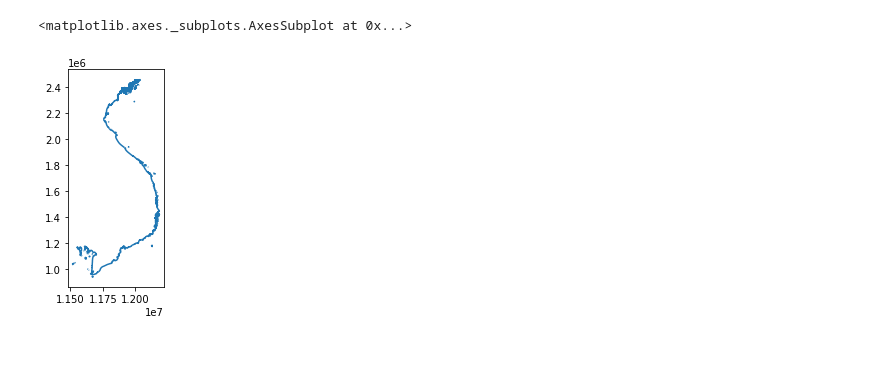
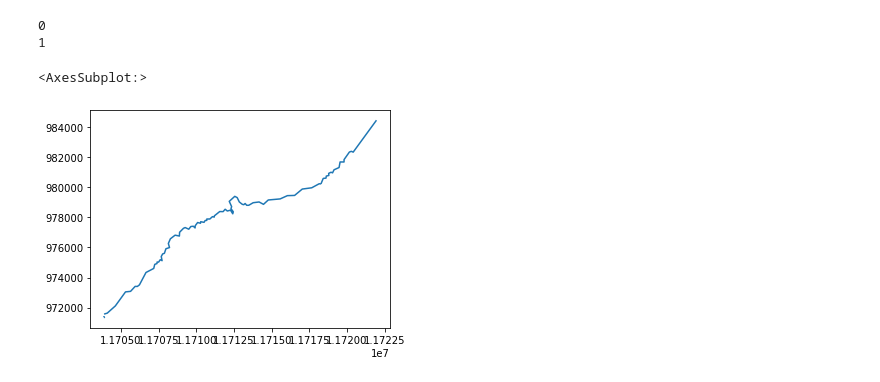
Before and after one commit to ronjalappe/VN_coastline_dynamics, a Jupyter notebook: test2.ipynb, the cells around one changed output. Saved outputs shown, nothing was run; the diff lists cells and outputs as text; code cells hidden in the pictures; blank space fills up the shorter version.

Commit message:
simplify reference shoreline

```diff
--- a/test2.ipynb
+++ b/test2.ipynb
@@ -6,8 +8,9 @@ import geopandas as gpd
 # %%
-data_dir = "/Users/Ronjamac/Documents/02_Studium/Masterarbeit/Code/VN_coastline_dynamics/test_data/"
+data_dir = os.path.join(os.getcwd(),"test_data")
 raster_file = "1_1988_L5_P1_13aq.tif"
 raster_file_masked = "1_1988_L5_P1_13aq_masked.tif"
 box_file = "test_box.geojson"
+crs = "EPSG:3857"
 # %%
 raster = rio.open(os.path.join(data_dir, raster_file_masked))
 type(raster)
@@ -14,2 +19,5 @@ type(raster)
 # %%
 shoreline = gpd.read_file(os.path.join(data_dir,os.path.splitext(raster_file_masked)[0]+"_shoreline_cleaned.geojson"))
+box = gpd.read_file(os.path.join(data_dir,box_file))
+box = box.to_crs(crs)
+box.crs
@@ -15,0 +51,6 @@ shoreline = gpd.read_file(os.path.join(data_dir,os.path.splitext(raster_file_mas
+# %%
+lines = []
+line = shp.wkt.loads(wkt)
+lines.append(line)
+line_gdf = gpd.GeoDataFrame(geometry=lines,crs=crs)
+line_gdf.to_file(os.path.join(data_dir,"test_smooth_line"),driver="GeoJSON")
@@ -15,0 +65,25 @@ shoreline = gpd.read_file(os.path.join(data_dir,os.path.splitext(raster_file_mas
+# %%
+import shapely as shp
+from geosmoothing.geosmoothing import GeoSmoothing
+
+simpler_lines = gpd.read_file(os.path.join(data_dir,"osm_coastline_clip_simplified"))
+
+gsm = GeoSmoothing()
+smooth_lines = []
+for index, row in simpler_lines.iterrows():
+    geometry = simpler_lines.geometry.iloc[index]
+    if type(geometry) == shp.geometry.linestring.LineString:
+        smooth = gsm.smoothWkt(geometry.wkt)
+        smooth = shp.wkt.loads(smooth)
+        smooth_lines.append(smooth)
+    elif type(geometry) == shp.geometry.multilinestring.MultiLineString:
+        for line in geometry:
+            print(line)
+            if line.length > 500:
+                smooth = gsm.smoothWkt(line.wkt)
+                print(smooth)
+                smooth = shp.wkt.loads(smooth)
+                smooth_lines.append(smooth)
+line_gdf = gpd.GeoDataFrame(geometry=smooth_lines,crs=crs)
+line_gdf.to_file(os.path.join(data_dir,"test_smooth_line"),driver="GeoJSON")
+print(line_gdf)
@@ -16,15 +102,15 @@ shoreline = gpd.read_file(os.path.join(data_dir,os.path.splitext(raster_file_mas
 # %%
-rfsl = gpd.read_file("/Users/Ronjamac/Documents/02_Studium/Masterarbeit/Data/Vietnam_data/osm_coastline_epsg4326.geojson")
-rfsl = rfsl.to_crs("EPSG:3857")
-
 simpler_lines = []
 for index, line in rfsl.iterrows():
-    simpler = rfsl.geometry.iloc[index].simplify(tolerance=200)
+    print(index)
+    simpler = rfsl.geometry.iloc[index].simplify(tolerance=50)
     simpler_lines.append(simpler)
 simpler_lines_gdf = gpd.GeoDataFrame(geometry=simpler_lines,crs=rfsl.crs)
-simpler_lines_gdf.to_file(os.path.join(data_dir,"OSM_coastline_VN_simplified"),driver="GeoJSON")
+simpler_lines_gdf.to_file(os.path.join(data_dir,"osm_coastline_clip_simplified"),driver="GeoJSON")
 simpler_lines_gdf.plot()
 # %% [output]
-<matplotlib.axes._subplots.AxesSubplot at 0x...>
+0
+1
+<AxesSubplot:>
-[figure, old version]
+[figure, new version]
 # %%
```
Also changed, not shown: parts of 8 cells of this notebook, 11 other files.
